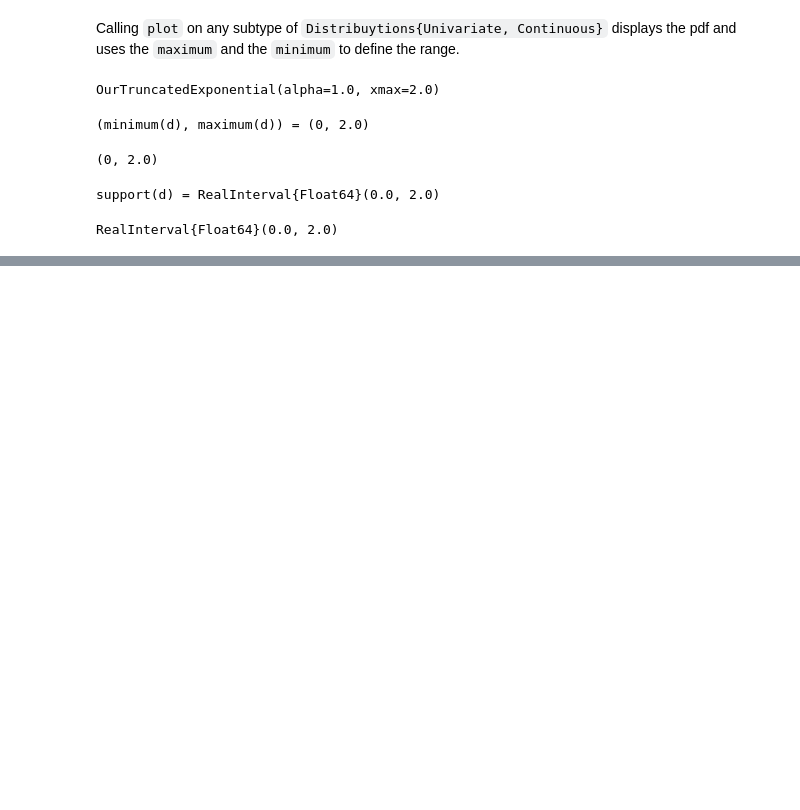
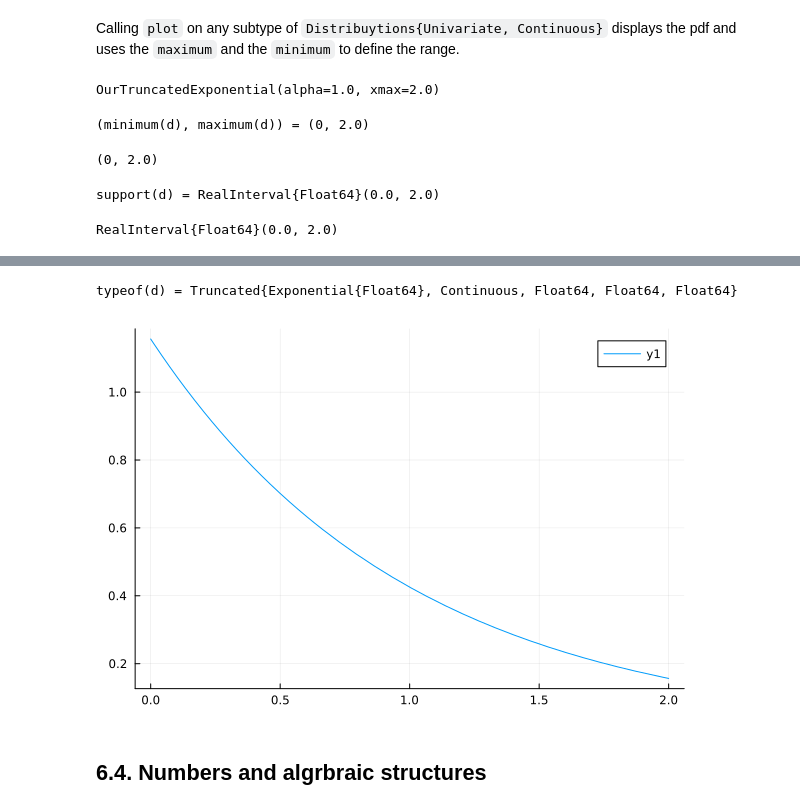
Before and after one commit to BraddWForster/learning_julia, a Jupyter notebook: coding_basics/Lesson 6.ipynb, the cells around one changed output, grey strips where cells are left out. Cells and saved outputs as stored; diff of their text form; code cells hidden in the pictures; blank space fills up the shorter version.

```diff
--- a/coding_basics/Lesson 6.ipynb
+++ b/coding_basics/Lesson 6.ipynb
@@ -223,0 +230,9 @@ RealInterval{Float64}(0.0, 2.0)
+# %%
+d = Truncated(Exponential(1.0), 0.0, 2.0)
+@show typeof(d)
+plot(d)
+# %% [output]
+typeof(d) = Truncated{Exponential{Float64}, Continuous, Float64, Float64, Float64}
+[figure, added]
+# %% [markdown]
+## 6.4. Numbers and algrbraic structures
```
Also changed, not shown: parts of 21 cells of this notebook.
